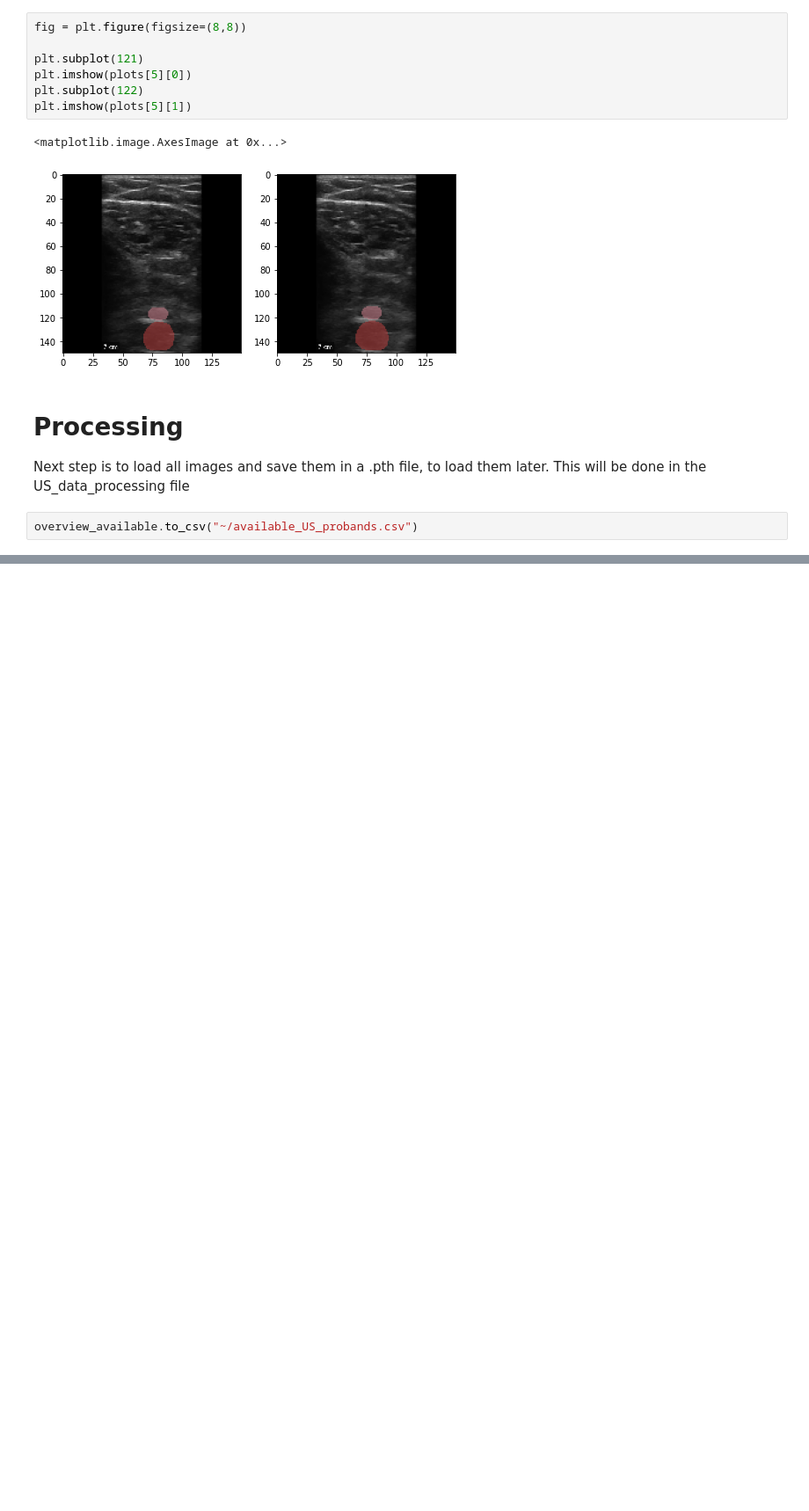
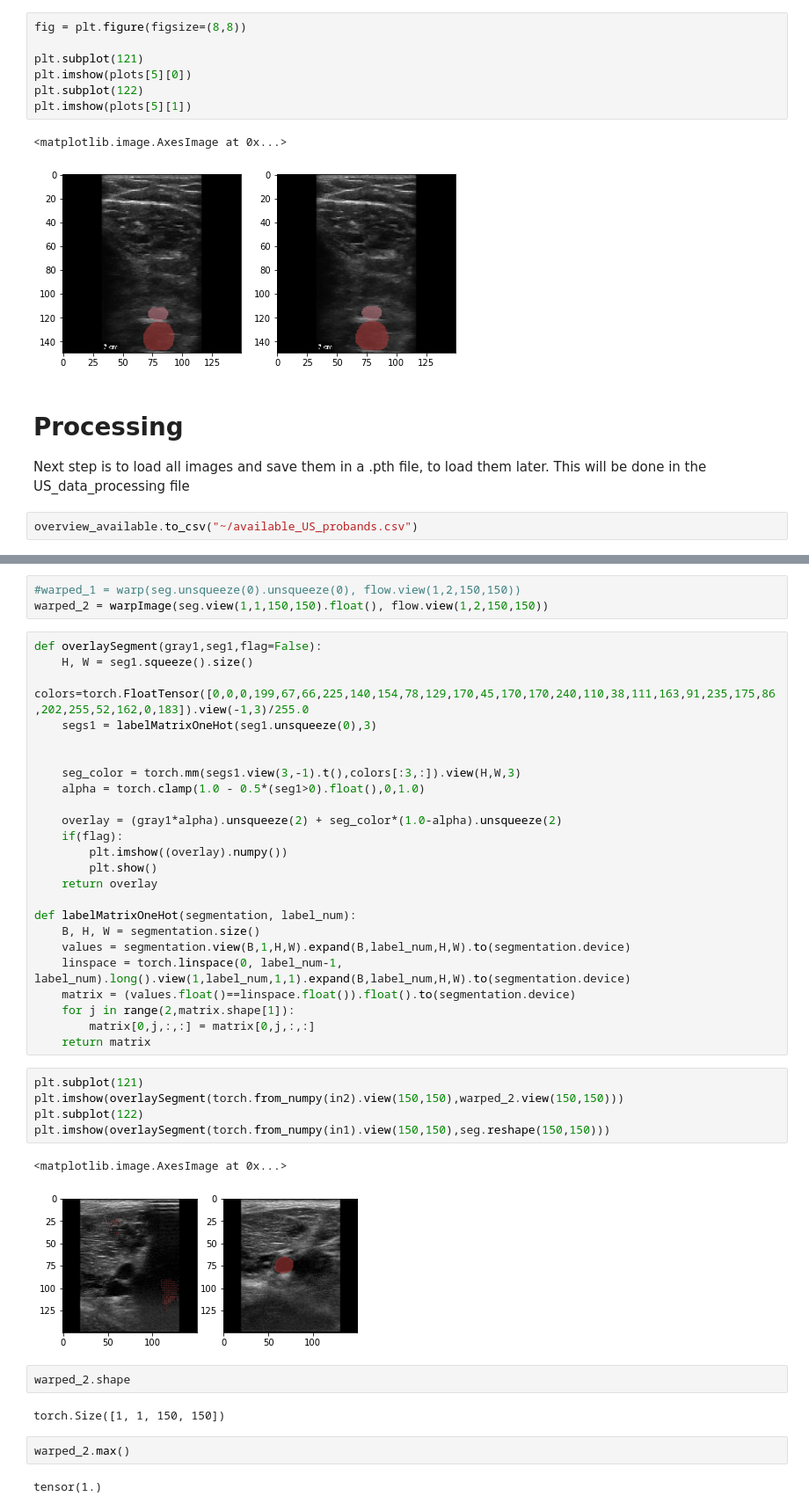
Before and after one commit to TillNicke/KD-for-optical-flow, a Jupyter notebook: US_data_exploration.ipynb, the cells around one changed output, grey strips where cells are left out. Shown at 88% size. Cells and saved outputs as stored; diff of their text form; blank space fills up the shorter version.

```diff
--- a/US_data_exploration.ipynb
+++ b/US_data_exploration.ipynb
@@ -369,0 +419,43 @@ overview_available.to_csv("~/available_US_probands.csv")
+# %%
+#warped_1 = warp(seg.unsqueeze(0).unsqueeze(0), flow.view(1,2,150,150))
+warped_2 = warpImage(seg.view(1,1,150,150).float(), flow.view(1,2,150,150))
+# %%
+def overlaySegment(gray1,seg1,flag=False):
+    H, W = seg1.squeeze().size()
+    colors=torch.FloatTensor([0,0,0,199,67,66,225,140,154,78,129,170,45,170,170,240,110,38,111,163,91,235,175,86,202,255,52,162,0,183]).view(-1,3)/255.0
+    segs1 = labelMatrixOneHot(seg1.unsqueeze(0),3)
+
+
+    seg_color = torch.mm(segs1.view(3,-1).t(),colors[:3,:]).view(H,W,3)
+    alpha = torch.clamp(1.0 - 0.5*(seg1>0).float(),0,1.0)
+
+    overlay = (gray1*alpha).unsqueeze(2) + seg_color*(1.0-alpha).unsqueeze(2)
+    if(flag):
+        plt.imshow((overlay).numpy())
+        plt.show()
+    return overlay
+
+def labelMatrixOneHot(segmentation, label_num):
+    B, H, W = segmentation.size()
+    values = segmentation.view(B,1,H,W).expand(B,label_num,H,W).to(segmentation.device)
+    linspace = torch.linspace(0, label_num-1, label_num).long().view(1,label_num,1,1).expand(B,label_num,H,W).to(segmentation.device)
+    matrix = (values.float()==linspace.float()).float().to(segmentation.device)
+    for j in range(2,matrix.shape[1]):
+        matrix[0,j,:,:] = matrix[0,j,:,:]
+    return matrix
+# %%
+plt.subplot(121)
+plt.imshow(overlaySegment(torch.from_numpy(in2).view(150,150),warped_2.view(150,150)))
+plt.subplot(122)
+plt.imshow(overlaySegment(torch.from_numpy(in1).view(150,150),seg.reshape(150,150)))
+# %% [output]
+<matplotlib.image.AxesImage at 0x...>
+[figure, added]
+# %%
+warped_2.shape
+# %% [output]
+torch.Size([1, 1, 150, 150])
+# %%
+warped_2.max()
+# %% [output]
+tensor(1.)
```
Also changed, not shown: parts of 35 cells of this notebook.
